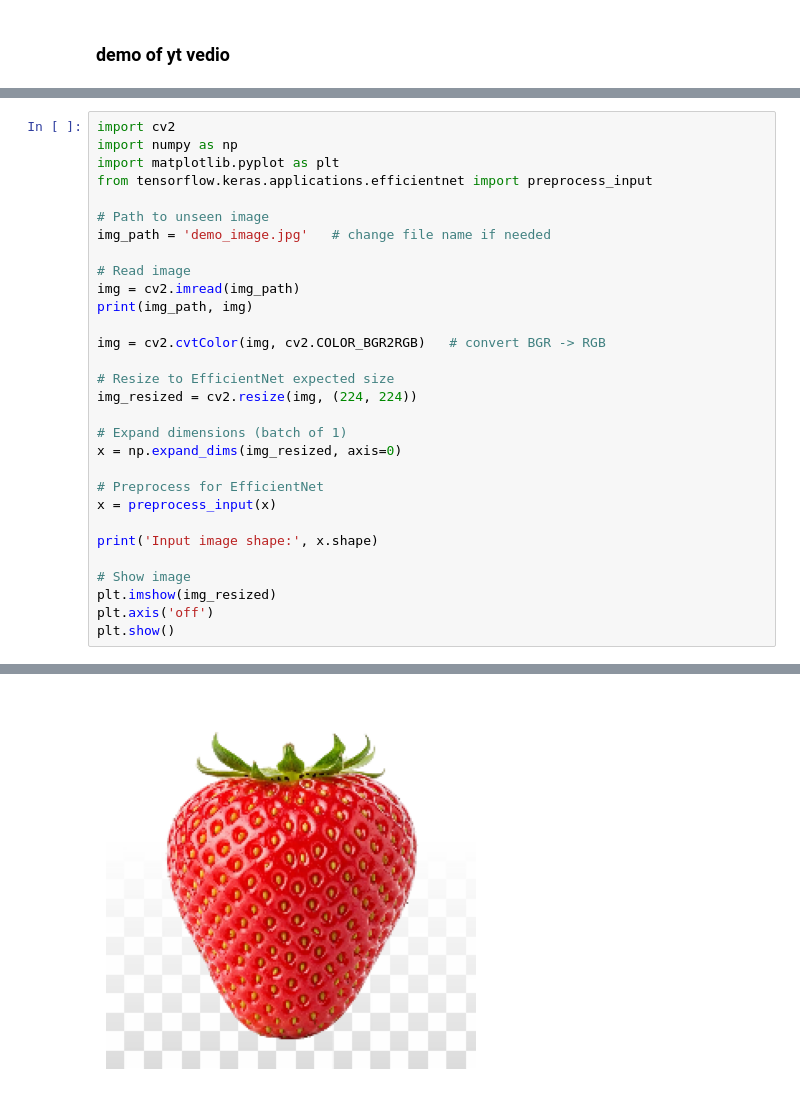
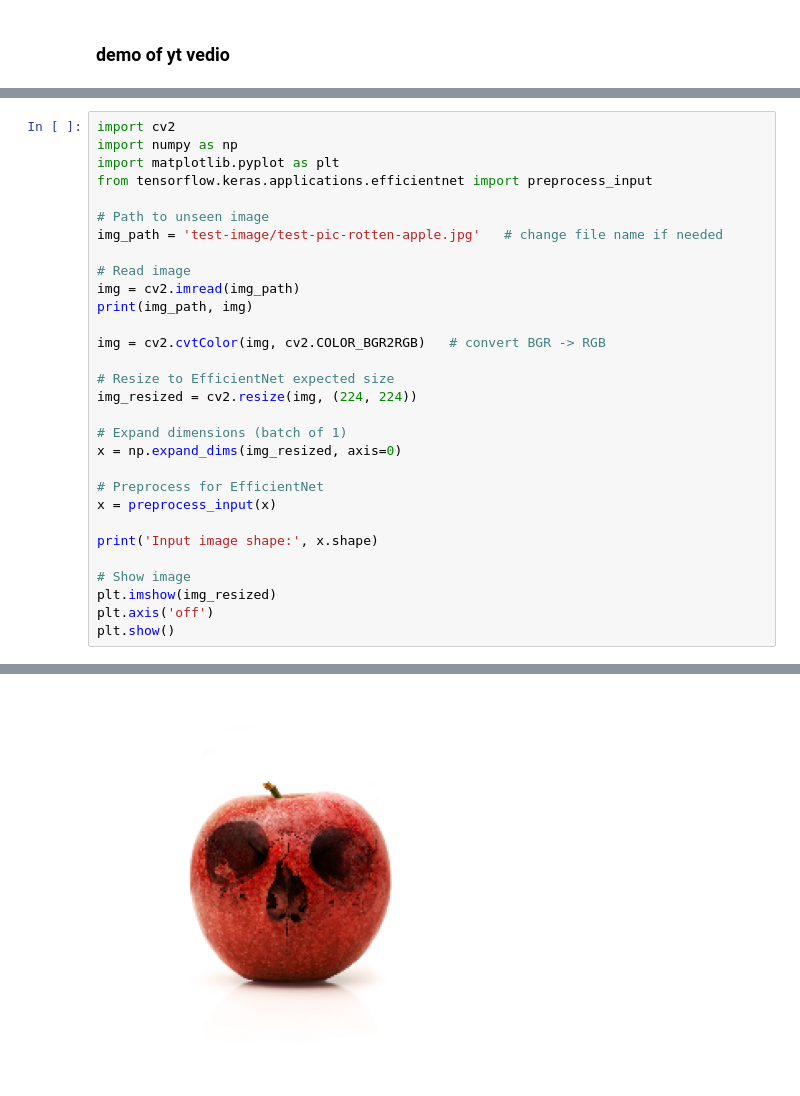
Before and after one commit to Krittik-Panda/Fruit-Freshness-Ditection, a Jupyter notebook: demo1.ipynb, the cells around one changed output, grey strips where cells are left out. Saved outputs shown, nothing was run; the diff lists cells and outputs as text.

Commit message:
add new test image

```diff
--- a/demo1.ipynb
+++ b/demo1.ipynb
@@ -33,7 +33,7 @@ import matplotlib.pyplot as plt
 from tensorflow.keras.applications.efficientnet import preprocess_input
 
 # Path to unseen image
-img_path = 'demo_image.jpg'   # change file name if needed
+img_path = 'test-image/test-pic-rotten-apple.jpg'   # change file name if needed
 
 # Read image
 img = cv2.imread(img_path)
@@ -61,20 +61,20 @@ demo_image.jpg [[[255 255 255]
   [255 255 255]
   [255 255 255]
   ...
   [255 255 255]
   [255 255 255]
   [255 255 255]]
 
  [[255 255 255]
   [255 255 255]
   [255 255 255]
   ...
 ... (34 lines left out)
   [255 255 255]
   [255 255 255]
   [255 255 255]]]
 Input image shape: (1, 224, 224, 3)
-[figure, old version]
+[figure, new version]
 # %%
 predict = model.predict(x)
 print("predicted class: ",predict)
```
Also changed, not shown: parts of 4 cells of this notebook, 3 other files.
